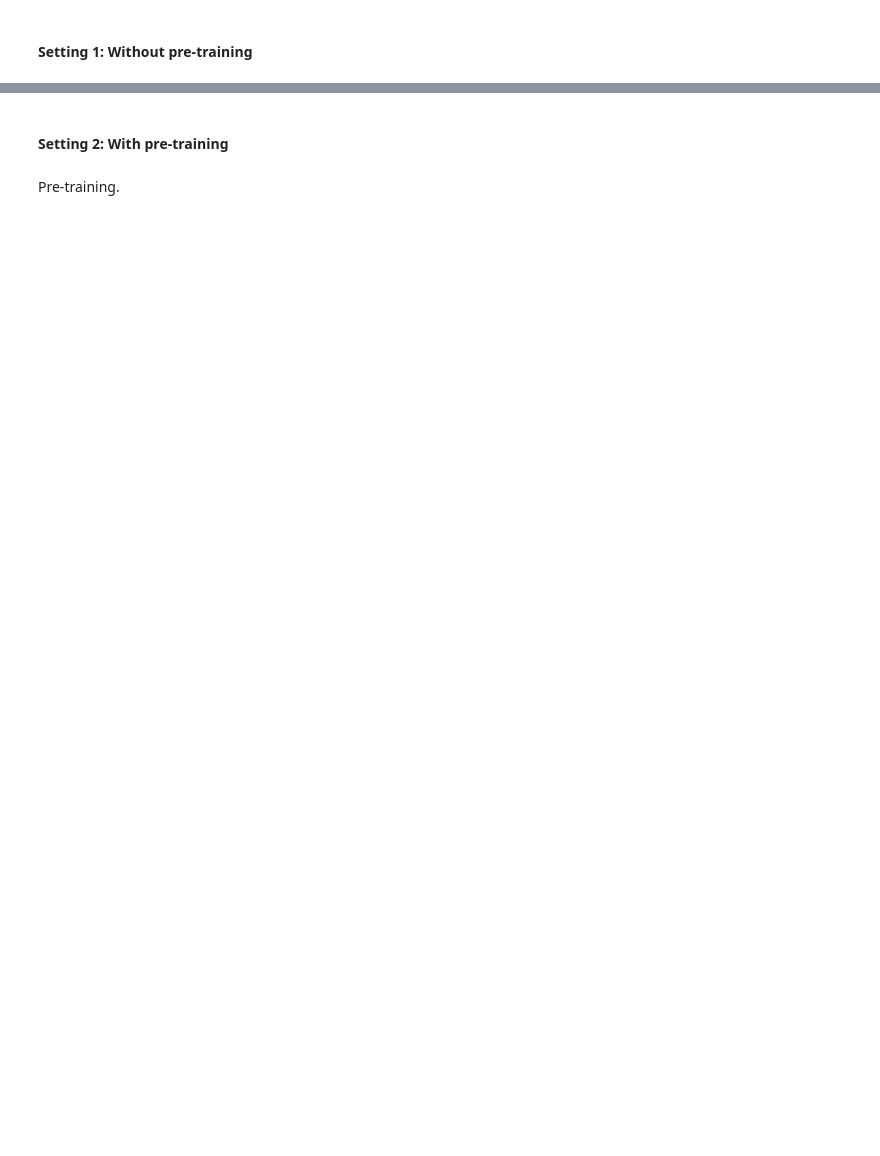
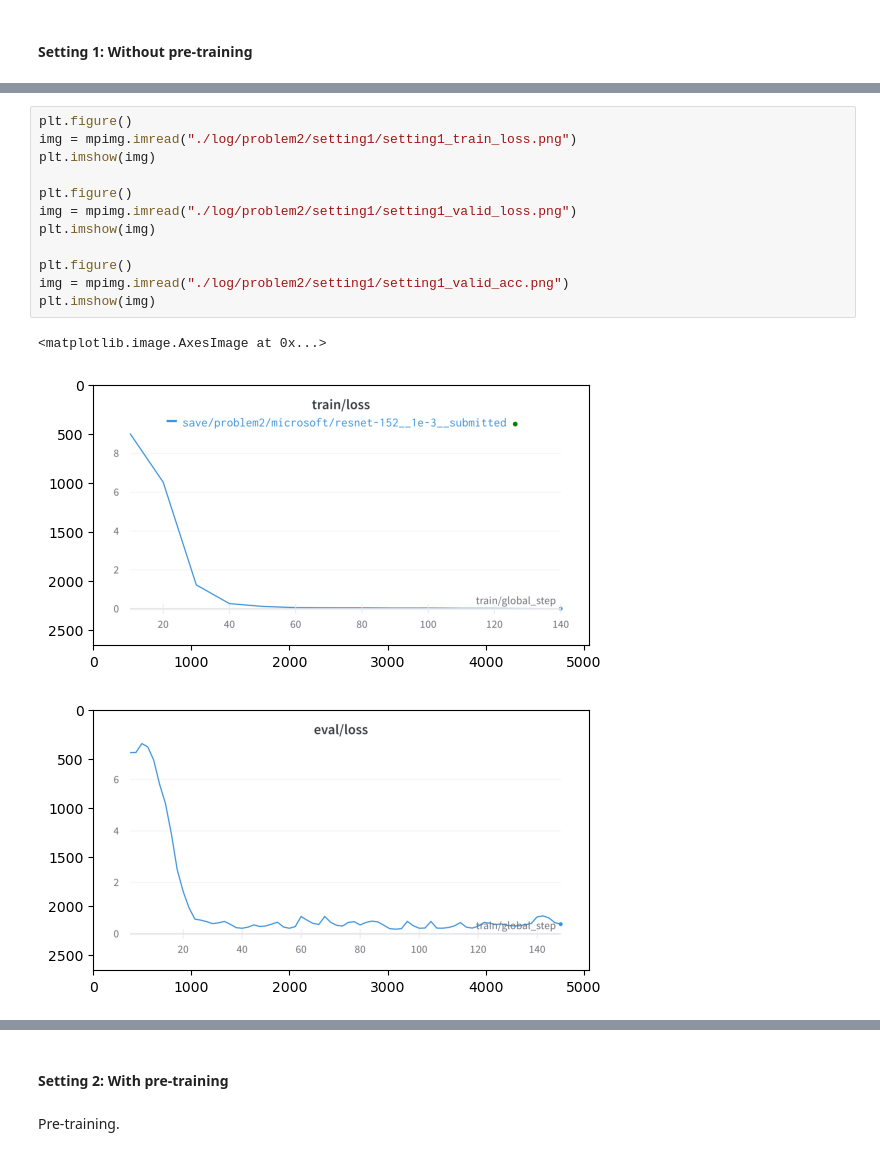
Before and after one commit to holylovenia/ai-healthcare, a Jupyter notebook: assignment1/problem2-testasvalid-resnet1.ipynb, the cells around one changed output, grey strips where cells are left out. Saved outputs shown, nothing was run; the diff lists cells and outputs as text; blank space fills up the shorter version.

```diff
--- a/assignment1/problem2-testasvalid-resnet1.ipynb
+++ b/assignment1/problem2-testasvalid-resnet1.ipynb
@@ -483,0 +501,16 @@ evaluation(
+# %%
+plt.figure()
+img = mpimg.imread("./log/problem2/setting1/setting1_train_loss.png")
+plt.imshow(img)
+
+plt.figure()
+img = mpimg.imread("./log/problem2/setting1/setting1_valid_loss.png")
+plt.imshow(img)
+
+plt.figure()
+img = mpimg.imread("./log/problem2/setting1/setting1_valid_acc.png")
+plt.imshow(img)
+# %% [output]
+<matplotlib.image.AxesImage at 0x...>
+[figure, added]
+[figure, added]
```
Also changed, not shown: parts of 17 cells of this notebook, 10 other files.
